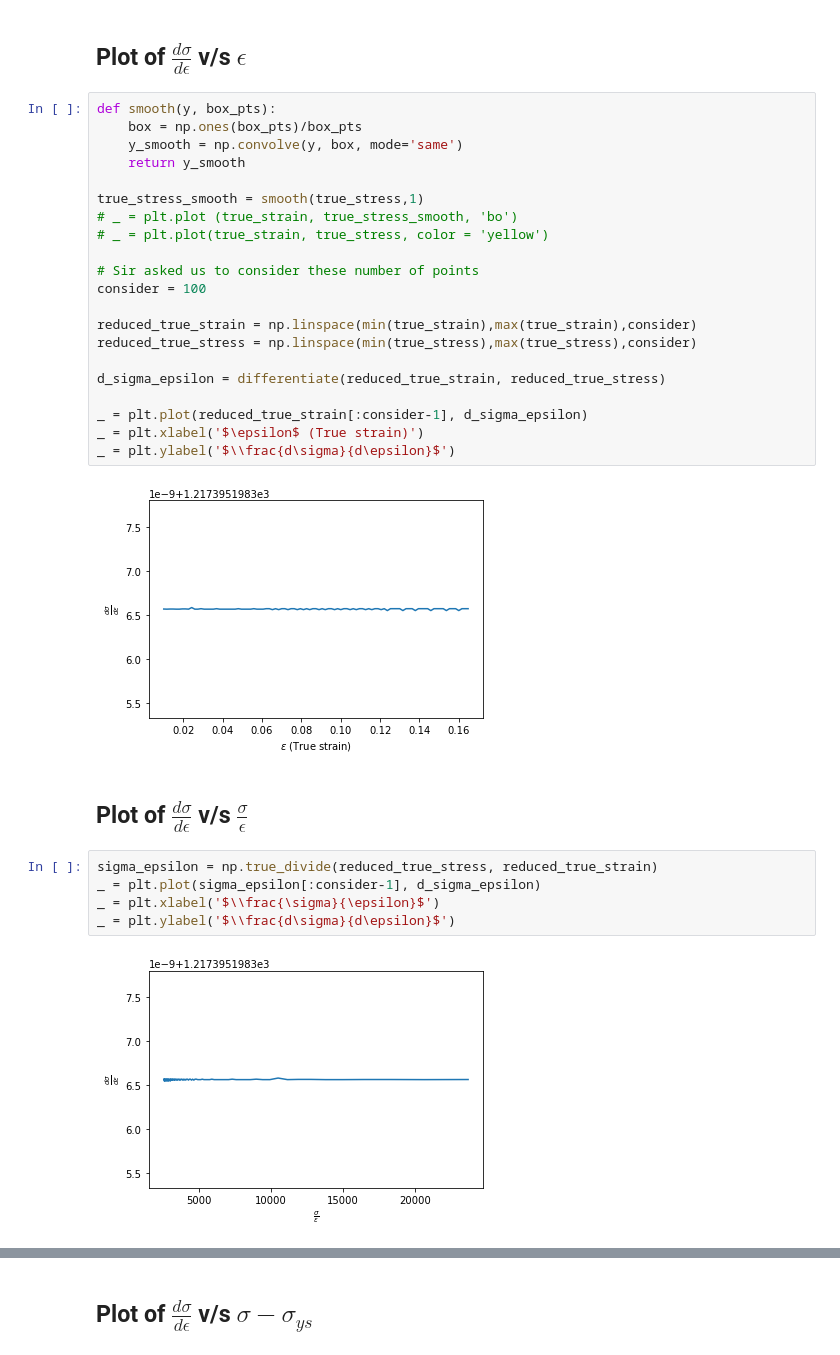
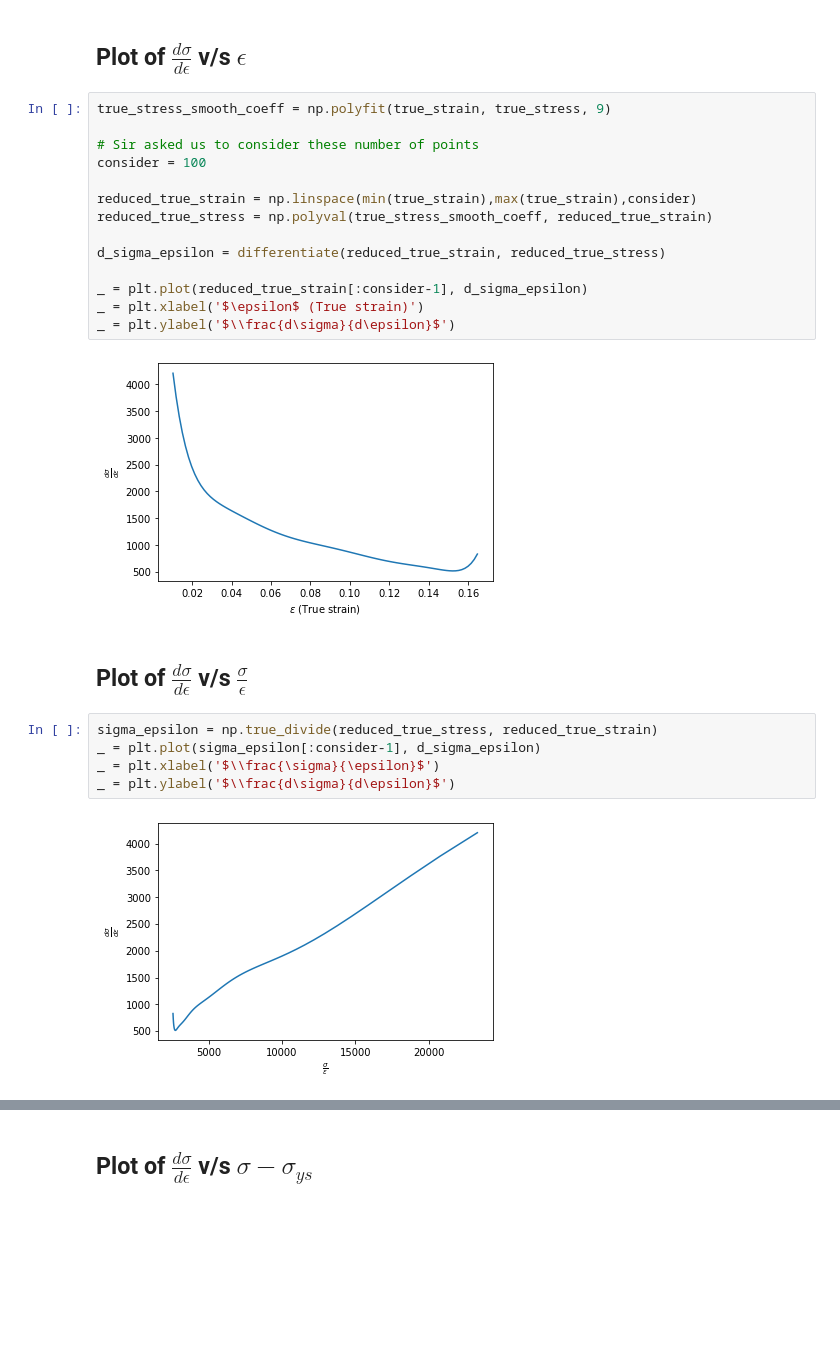
Before and after one commit to algomaster99/meta-btp, a Jupyter notebook: hollomon_curves.ipynb, the cells around one changed output, grey strips where cells are left out. Drawn from its saved outputs; the diff is of its cells as text; blank space fills up the shorter version.

Commit message:
Fix plotting of work hardening rate v/s true strain
Signed-off-by: Aman Sharma <mannu.poski10@gmail.com>

```diff
--- a/hollomon_curves.ipynb
+++ b/hollomon_curves.ipynb
@@ -138,28 +138,21 @@ Accuracy in calculations: 0.9986865615752823
 # %% [markdown]
 ## Plot of $\frac{d\sigma}{d\epsilon}$ v/s $\epsilon$
 # %%
-def smooth(y, box_pts):
-    box = np.ones(box_pts)/box_pts
-    y_smooth = np.convolve(y, box, mode='same')
-    return y_smooth
-
-true_stress_smooth = smooth(true_stress,1)
-# _ = plt.plot (true_strain, true_stress_smooth, 'bo')
-# _ = plt.plot(true_strain, true_stress, color = 'yellow')
+true_stress_smooth_coeff = np.polyfit(true_strain, true_stress, 9)
 
 # Sir asked us to consider these number of points
 consider = 100
 
 reduced_true_strain = np.linspace(min(true_strain),max(true_strain),consider)
-reduced_true_stress = np.linspace(min(true_stress),max(true_stress),consider)
+reduced_true_stress = np.polyval(true_stress_smooth_coeff, reduced_true_strain)
 
 d_sigma_epsilon = differentiate(reduced_true_strain, reduced_true_stress)
 
 _ = plt.plot(reduced_true_strain[:consider-1], d_sigma_epsilon)
 _ = plt.xlabel('$\epsilon$ (True strain)')
 _ = plt.ylabel('$\\frac{d\sigma}{d\epsilon}$')
 # %% [output]
-[figure, old version]
+[figure, new version]
 # %% [markdown]
 ## Plot of $\frac{d\sigma}{d\epsilon}$ v/s $\frac{\sigma}{\epsilon}$
 # %%
@@ -168,4 +161,4 @@ _ = plt.plot(sigma_epsilon[:consider-1], d_sigma_epsilon)
 _ = plt.xlabel('$\\frac{\sigma}{\epsilon}$')
 _ = plt.ylabel('$\\frac{d\sigma}{d\epsilon}$')
 # %% [output]
-[figure, old version]
+[figure, new version]
```
Also changed, not shown: parts of 6 cells of this notebook.
